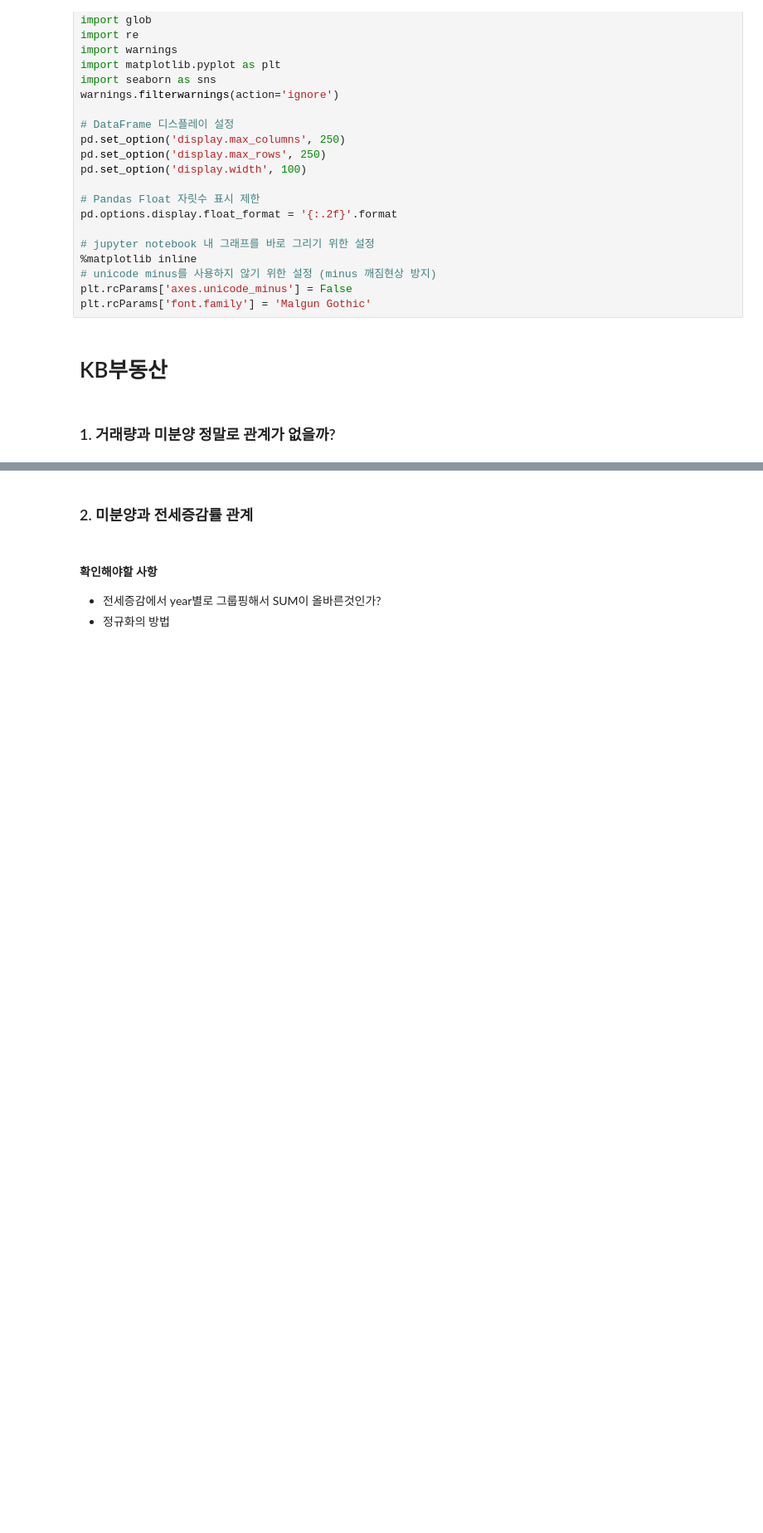
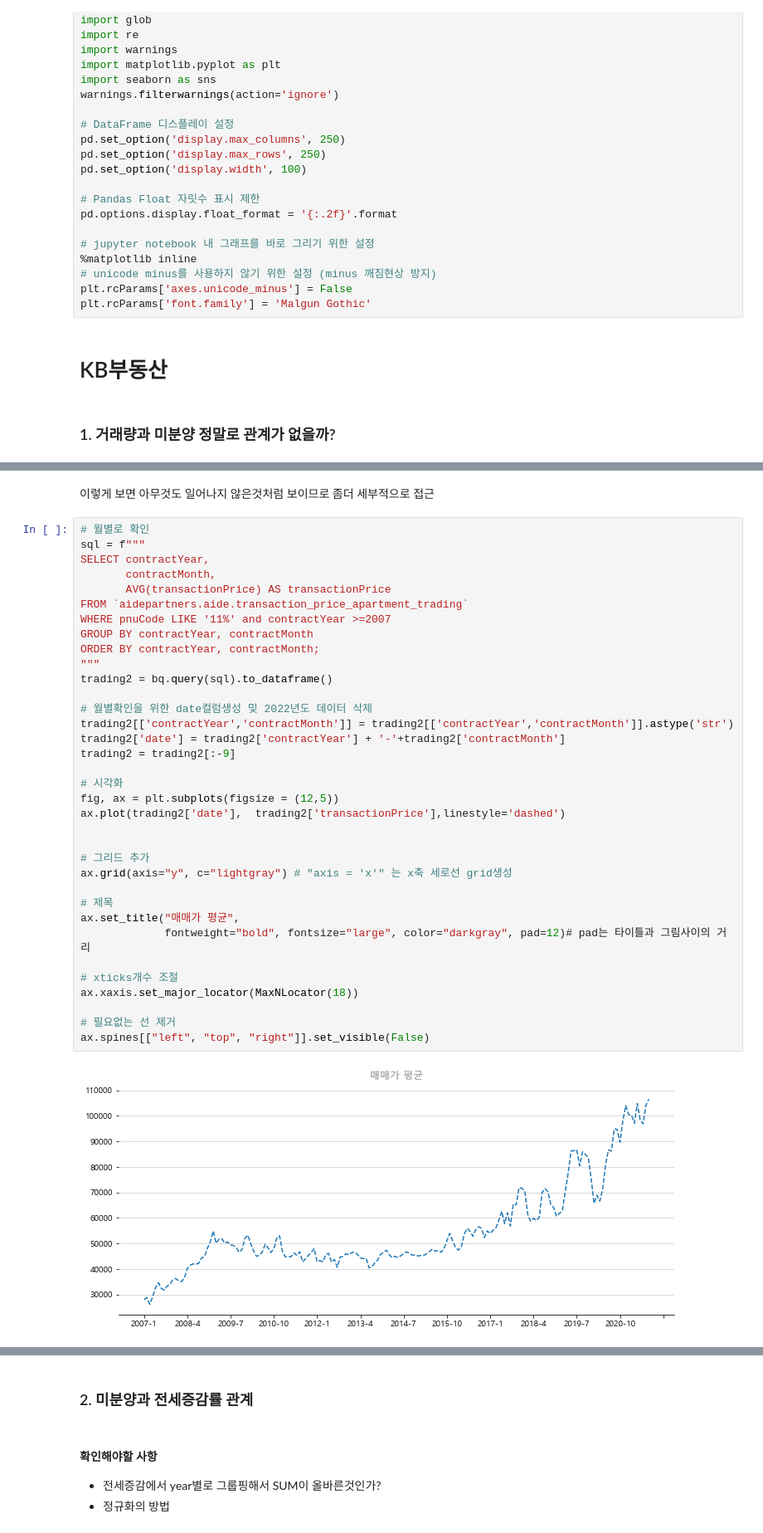
Before and after one commit to ljs7463/prop-tech, a Jupyter notebook: Real estate Analysis/ANALYSIS.ipynb, the cells around one changed output, grey strips where cells are left out. Shown: that part at 83% size. Saved outputs shown, nothing was run; the diff lists cells and outputs as text; blank space fills up the shorter version.

```diff
--- a/Real estate Analysis/ANALYSIS.ipynb
+++ b/Real estate Analysis/ANALYSIS.ipynb
@@ -127,0 +239,39 @@ plt.show()
+# %% [markdown]
+이렇게 보면 아무것도 일어나지 않은것처럼 보이므로 좀더 세부적으로 접근
+# %%
+# 월별로 확인
+sql = f"""
+SELECT contractYear,
+       contractMonth,
+       AVG(transactionPrice) AS transactionPrice
+FROM `aidepartners.aide.transaction_price_apartment_trading`
+WHERE pnuCode LIKE '11%' and contractYear >=2007
+GROUP BY contractYear, contractMonth
+ORDER BY contractYear, contractMonth;
+"""
+trading2 = bq.query(sql).to_dataframe()
+
+# 월별확인을 위한 date컬럼생성 및 2022년도 데이터 삭제
+trading2[['contractYear','contractMonth']] = trading2[['contractYear','contractMonth']].astype('str')
+trading2['date'] = trading2['contractYear'] + '-'+trading2['contractMonth']
+trading2 = trading2[:-9]
+
+# 시각화
+fig, ax = plt.subplots(figsize = (12,5))
+ax.plot(trading2['date'],  trading2['transactionPrice'],linestyle='dashed')
+
+
+# 그리드 추가
+ax.grid(axis="y", c="lightgray") # "axis = 'x'" 는 x축 세로선 grid생성
+
+# 제목
+ax.set_title("매매가 평균",
+             fontweight="bold", fontsize="large", color="darkgray", pad=12)# pad는 타이틀과 그림사이의 거리
+
+# xticks개수 조절
+ax.xaxis.set_major_locator(MaxNLocator(18))
+
+# 필요없는 선 제거
+ax.spines[["left", "top", "right"]].set_visible(False)
+# %% [output]
+[figure, added]
```
Also changed, not shown: parts of 16 cells of this notebook.
